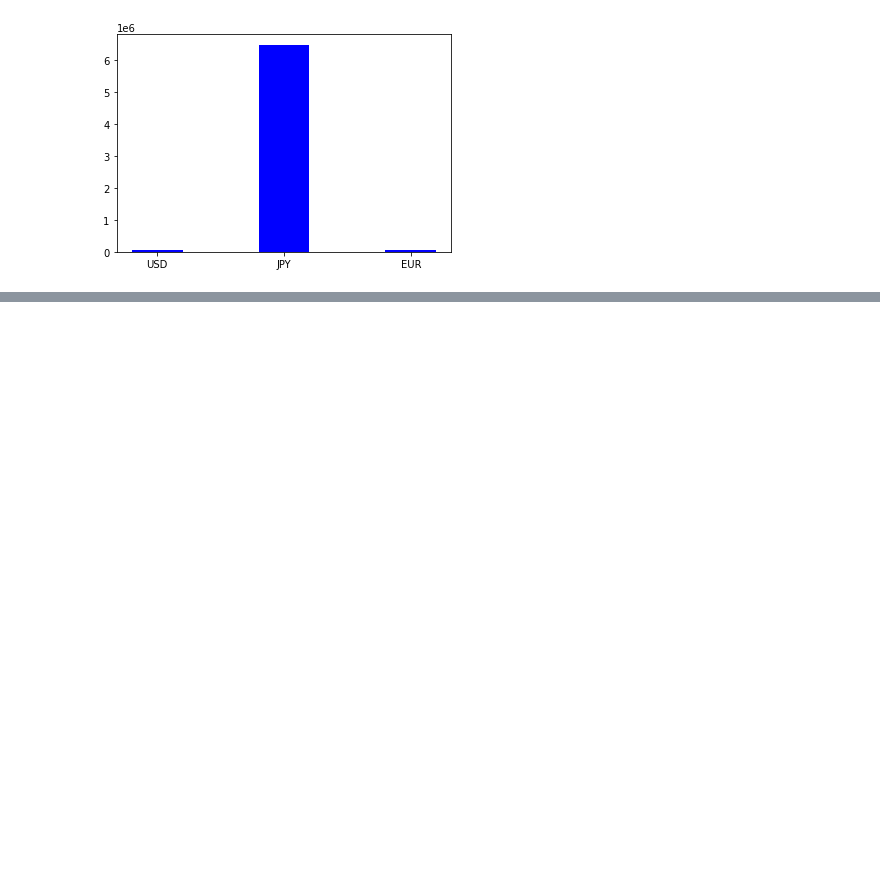
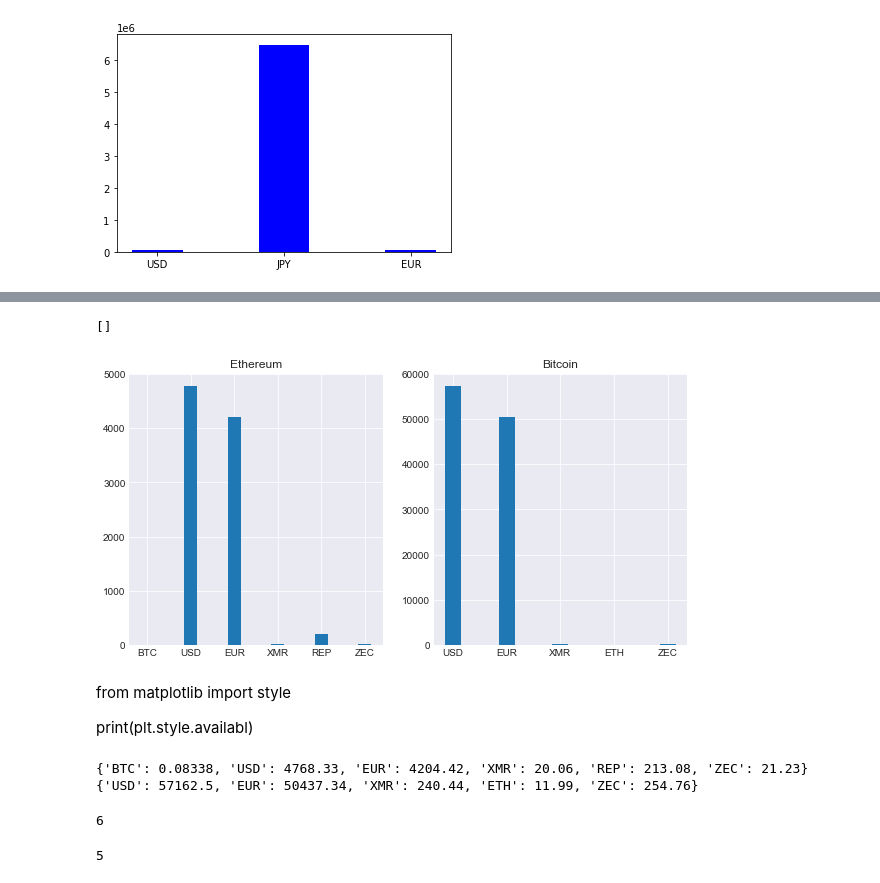
Before and after one commit to dropboxdigitalpvtltd/Utilities, a Jupyter notebook: tkinter/notebook.ipynb, the cells around one changed output, grey strips where cells are left out. Drawn from its saved outputs; the diff is of its cells as text; code cells hidden in the pictures; blank space fills up the shorter version.

```diff
--- a/tkinter/notebook.ipynb
+++ b/tkinter/notebook.ipynb
@@ -64,0 +94,34 @@ sns.barplot(x=['red', 'green', 'blue'], y=[10, 20, 30])
+# %%
+plt.style.use('seaborn-darkgrid')
+plt.figure(2, figsize=(10,5))
+
+plt.subplot(1, 2, 1)
+plt.bar(E_data.keys(), E_data.values(), width=0.3)
+plt.title("Ethereum")
+plt.subplot(1, 2, 2)
+plt.bar(B_data.keys(), B_data.values(), width=0.3)
+plt.title("Bitcoin")
+
+# plt.title("BTC")
+# plt.xlabel('BTC')
+# plt.ylabel('USD')
+plt.plot()
+# %% [output]
+[]
+[figure, added]
+# %% [markdown]
+from matplotlib import style
+
+print(plt.style.availabl)
+# %%
+print(E_data)
+# print(B_data)
+# %% [output]
+{'BTC': 0.08338, 'USD': 4768.33, 'EUR': 4204.42, 'XMR': 20.06, 'REP': 213.08, 'ZEC': 21.23}
+{'USD': 57162.5, 'EUR': 50437.34, 'XMR': 240.44, 'ETH': 11.99, 'ZEC': 254.76}
+# %%
+print(len(E_data))
+len(B_data)
+# %% [output]
+6
+5
```
Also changed, not shown: parts of 7 cells of this notebook, 3 other files.
